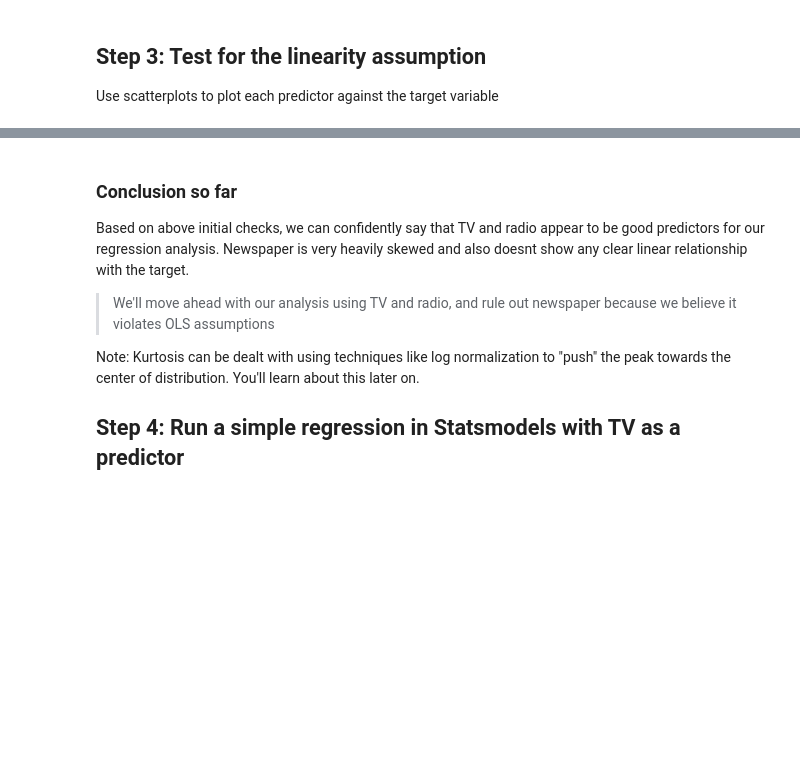
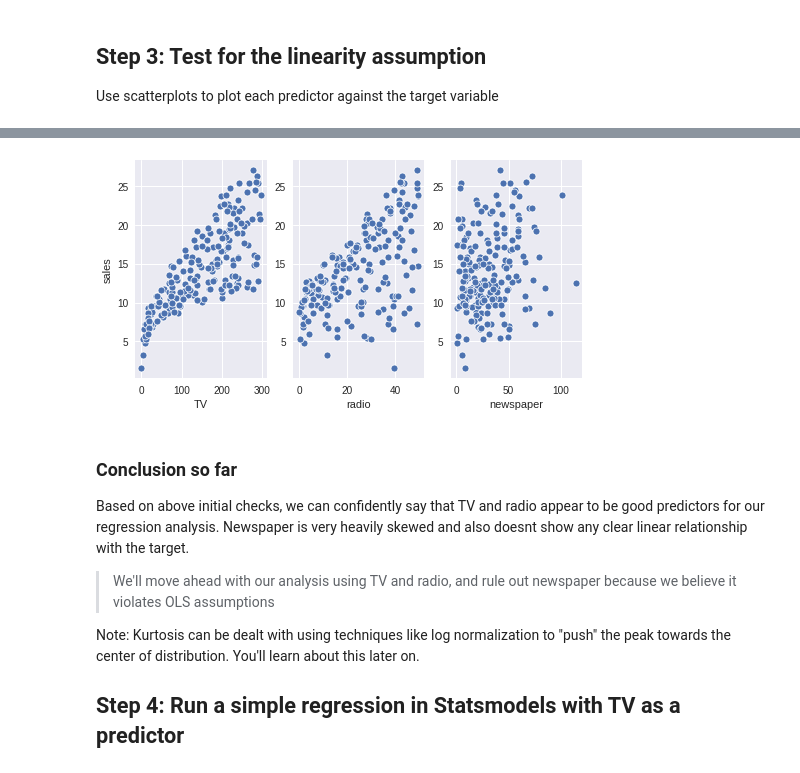
Before and after one commit to fcoba/dsc-ols-statsmodels-lab-dc-ds-career-042219, a Jupyter notebook: index.ipynb, the cells around one changed output, grey strips where cells are left out. Saved outputs shown, nothing was run; the diff lists cells and outputs as text; code cells hidden in the pictures; blank space fills up the shorter version.

```diff
--- a/index.ipynb
+++ b/index.ipynb
@@ -101,4 +101,5 @@ sns.scatterplot(df['TV'], df['sales'],ax=ax1)
 sns.scatterplot(df['radio'], df['sales'],ax=ax2)
 sns.scatterplot(df['newspaper'], df['sales'],ax=ax3)
 ax2.set_ylabel('')
+ax3.set_ylabel('')
 # %% [output]
@@ -106,3 +107,4 @@ SyntaxError: can't assign to function call (<ipython-input-47-c31154cb3624>, lin
+[figure, added]
 # %%
 # Record yor observations on linearity here
 # %% [markdown]
```
Also changed, not shown: parts of 1 cell of this notebook.
